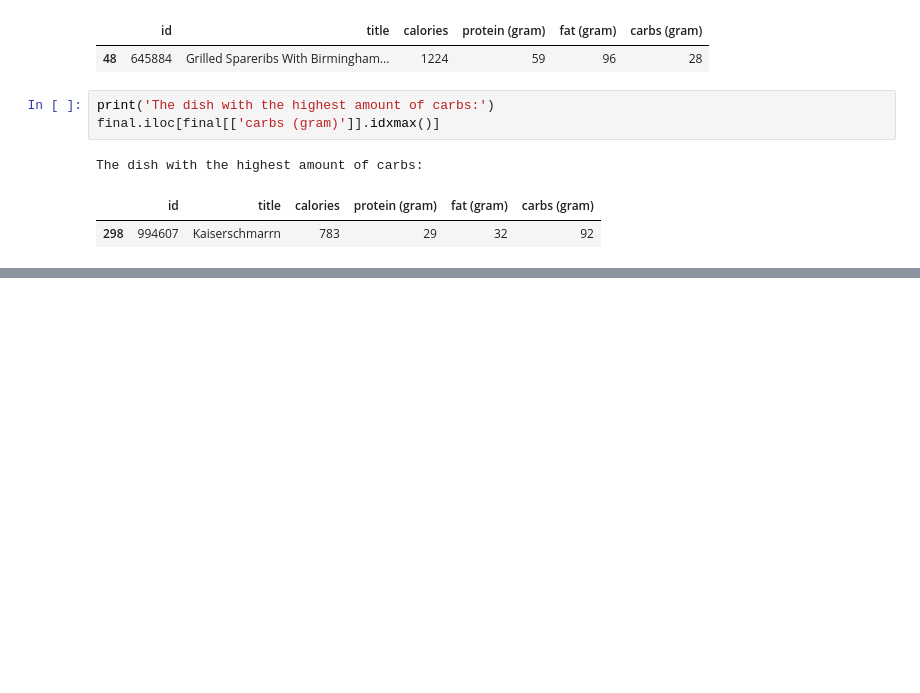
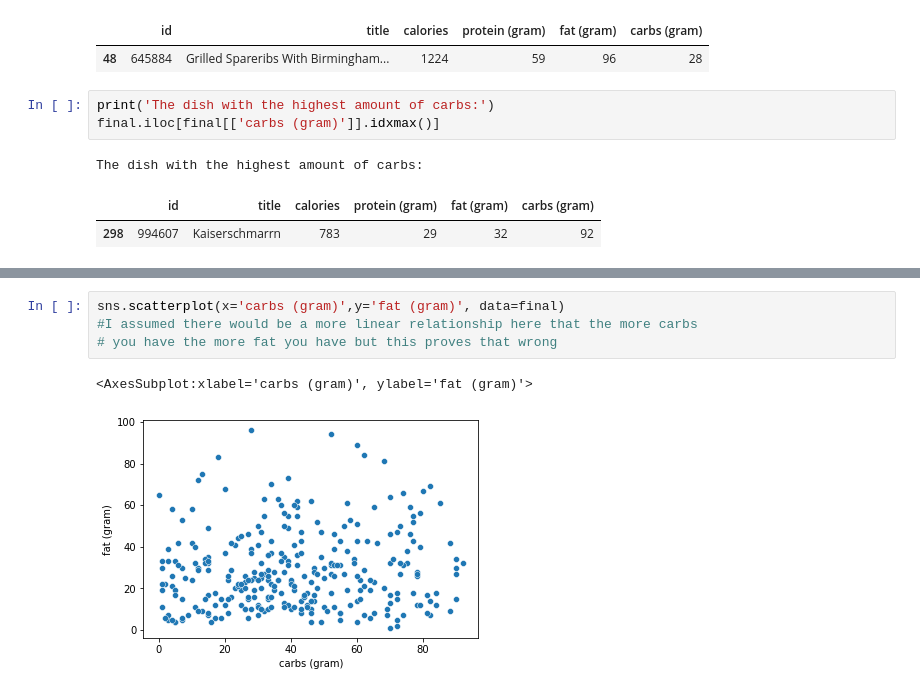
Before and after one commit to naomizubeldia/Spoonacular-Recipe-Nutrients-Dataset, a Jupyter notebook: EDA.ipynb, the cells around one changed output, grey strips where cells are left out. Cells and saved outputs as stored; diff of their text form; blank space fills up the shorter version.

```diff
--- a/EDA.ipynb
+++ b/EDA.ipynb
@@ -108,0 +125,7 @@ The dish with the highest amount of carbs:
+# %%
+sns.scatterplot(x='carbs (gram)',y='fat (gram)', data=final)
+#I assumed there would be a more linear relationship here that the more carbs
+# you have the more fat you have but this proves that wrong
+# %% [output]
+<AxesSubplot:xlabel='carbs (gram)', ylabel='fat (gram)'>
+[figure, added]
```
Also changed, not shown: parts of 10 cells of this notebook.
